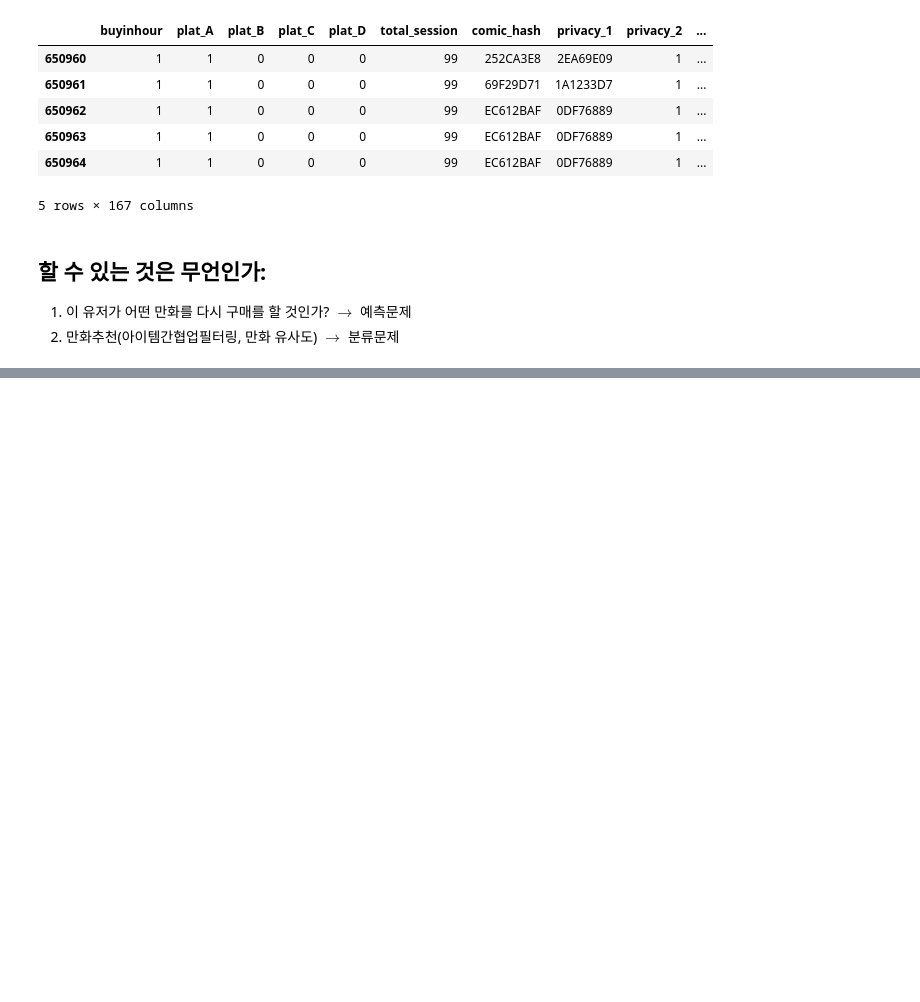
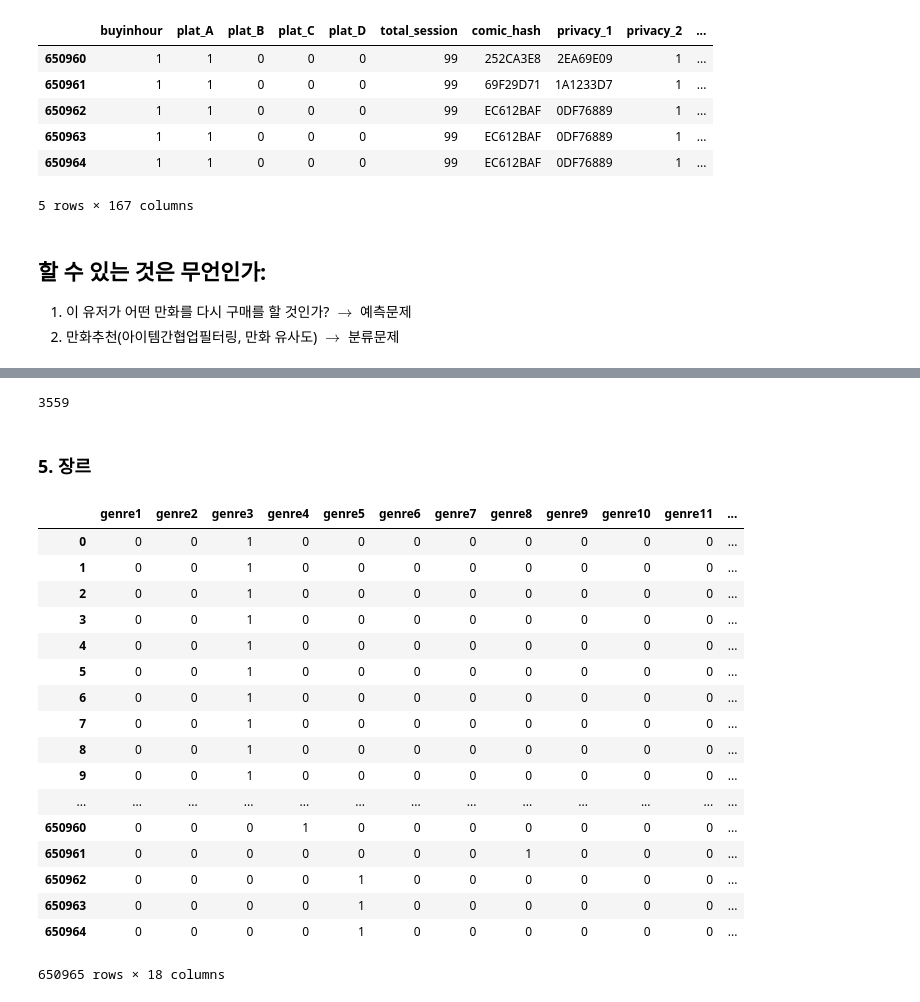
Before and after one commit to simonjisu/regincomics_data, a Jupyter notebook: Untitled.ipynb, the cells around one changed output, grey strips where cells are left out. Saved outputs shown, nothing was run; the diff lists cells and outputs as text; code cells hidden in the pictures; blank space fills up the shorter version.

```diff
--- a/Untitled.ipynb
+++ b/Untitled.ipynb
@@ -78,0 +308,29 @@ data.tail()
+# %%
+len(data['comic_hash'].unique())
+# %% [output]
+3559
+# %% [markdown]
+### 5. 장르
+# %%
+df = data.loc[:, column5]
+# %%
+df
+# %% [output]
+|  | genre1 | genre2 | genre3 | genre4 | genre5 | genre6 | genre7 | genre8 | genre9 | genre10 | genre11 | ... |
+| 0 | 0 | 0 | 1 | 0 | 0 | 0 | 0 | 0 | 0 | 0 | 0 | ... |
+| 1 | 0 | 0 | 1 | 0 | 0 | 0 | 0 | 0 | 0 | 0 | 0 | ... |
+| 2 | 0 | 0 | 1 | 0 | 0 | 0 | 0 | 0 | 0 | 0 | 0 | ... |
+| 3 | 0 | 0 | 1 | 0 | 0 | 0 | 0 | 0 | 0 | 0 | 0 | ... |
+| 4 | 0 | 0 | 1 | 0 | 0 | 0 | 0 | 0 | 0 | 0 | 0 | ... |
+| 5 | 0 | 0 | 1 | 0 | 0 | 0 | 0 | 0 | 0 | 0 | 0 | ... |
+| 6 | 0 | 0 | 1 | 0 | 0 | 0 | 0 | 0 | 0 | 0 | 0 | ... |
+| 7 | 0 | 0 | 1 | 0 | 0 | 0 | 0 | 0 | 0 | 0 | 0 | ... |
+| 8 | 0 | 0 | 1 | 0 | 0 | 0 | 0 | 0 | 0 | 0 | 0 | ... |
+| 9 | 0 | 0 | 1 | 0 | 0 | 0 | 0 | 0 | 0 | 0 | 0 | ... |
+| ... | ... | ... | ... | ... | ... | ... | ... | ... | ... | ... | ... | ... |
+| 650960 | 0 | 0 | 0 | 1 | 0 | 0 | 0 | 0 | 0 | 0 | 0 | ... |
+| 650961 | 0 | 0 | 0 | 0 | 0 | 0 | 0 | 1 | 0 | 0 | 0 | ... |
+| 650962 | 0 | 0 | 0 | 0 | 1 | 0 | 0 | 0 | 0 | 0 | 0 | ... |
+| 650963 | 0 | 0 | 0 | 0 | 1 | 0 | 0 | 0 | 0 | 0 | 0 | ... |
+| 650964 | 0 | 0 | 0 | 0 | 1 | 0 | 0 | 0 | 0 | 0 | 0 | ... |
+650965 rows × 18 columns
```
Also changed, not shown: parts of 61 cells of this notebook.
